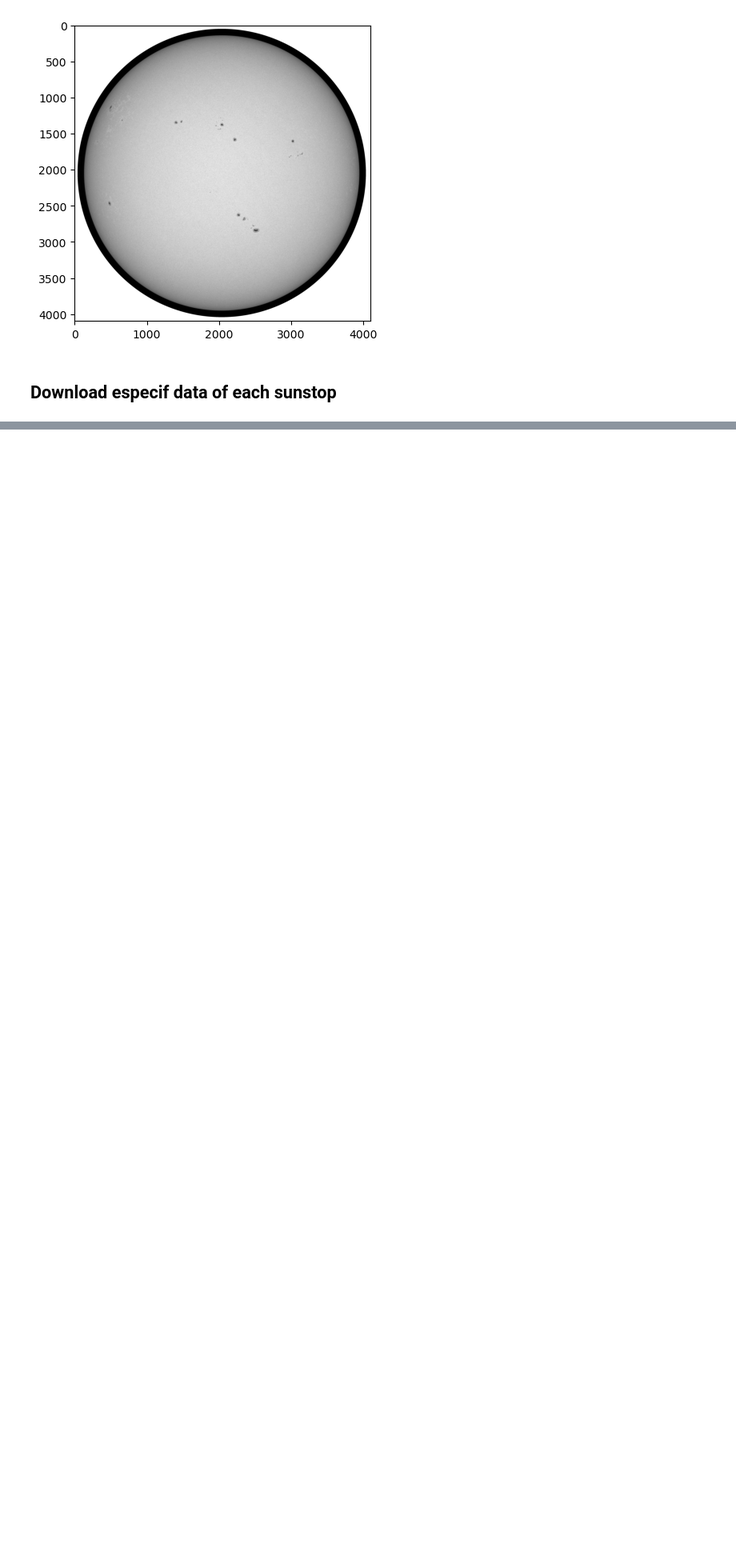
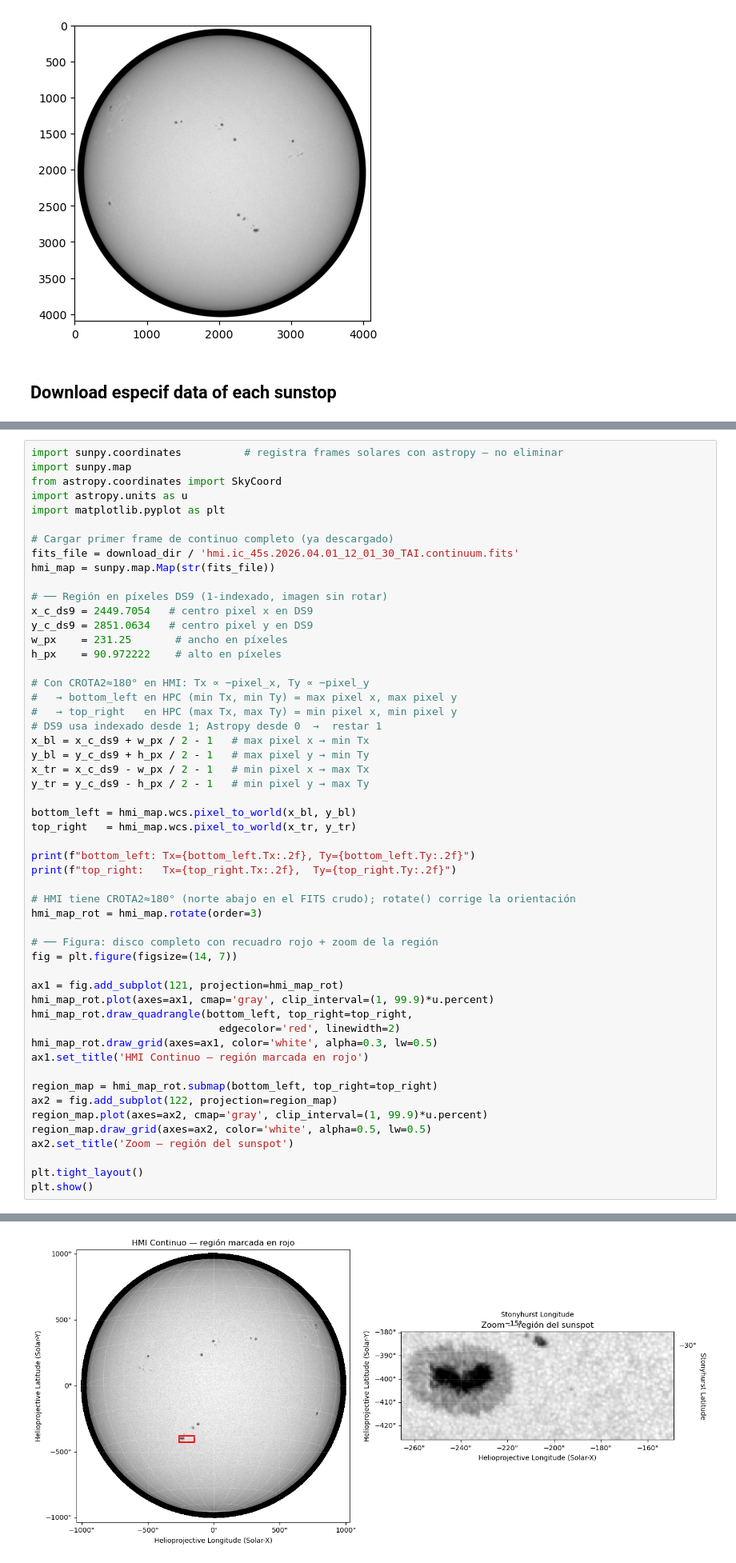
Before and after one commit to thomatrixting/sun_spots_pulsation_review, a Jupyter notebook: notebooks/01_download_data.ipynb, the cells around one changed output, grey strips where cells are left out. Shown at 80% size. Drawn from its saved outputs; the diff is of its cells as text; blank space fills up the shorter version.

Commit message:
firts succeses on dowloading just the regions needed

```diff
--- a/notebooks/01_download_data.ipynb
+++ b/notebooks/01_download_data.ipynb
@@ -206,0 +209,54 @@ plt.show()
+# %%
+import sunpy.coordinates          # registra frames solares con astropy — no eliminar
+import sunpy.map
+from astropy.coordinates import SkyCoord
+import astropy.units as u
+import matplotlib.pyplot as plt
+
+# Cargar primer frame de continuo completo (ya descargado)
+fits_file = download_dir / 'hmi.ic_45s.2026.04.01_12_01_30_TAI.continuum.fits'
+hmi_map = sunpy.map.Map(str(fits_file))
+
+# ── Región en píxeles DS9 (1-indexado, imagen sin rotar)
+x_c_ds9 = 2449.7054   # centro pixel x en DS9
+y_c_ds9 = 2851.0634   # centro pixel y en DS9
+w_px    = 231.25       # ancho en píxeles
+h_px    = 90.972222    # alto en píxeles
+
+# Con CROTA2≈180° en HMI: Tx ∝ −pixel_x, Ty ∝ −pixel_y
+#   → bottom_left en HPC (min Tx, min Ty) = max pixel x, max pixel y
+#   → top_right   en HPC (max Tx, max Ty) = min pixel x, min pixel y
+# DS9 usa indexado desde 1; Astropy desde 0  →  restar 1
+x_bl = x_c_ds9 + w_px / 2 - 1   # max pixel x → min Tx
+y_bl = y_c_ds9 + h_px / 2 - 1   # max pixel y → min Ty
+x_tr = x_c_ds9 - w_px / 2 - 1   # min pixel x → max Tx
+y_tr = y_c_ds9 - h_px / 2 - 1   # min pixel y → max Ty
+
+bottom_left = hmi_map.wcs.pixel_to_world(x_bl, y_bl)
+top_right   = hmi_map.wcs.pixel_to_world(x_tr, y_tr)
+
+print(f"bottom_left: Tx={bottom_left.Tx:.2f}, Ty={bottom_left.Ty:.2f}")
+print(f"top_right:   Tx={top_right.Tx:.2f},  Ty={top_right.Ty:.2f}")
+
+# HMI tiene CROTA2≈180° (norte abajo en el FITS crudo); rotate() corrige la orientación
+hmi_map_rot = hmi_map.rotate(order=3)
+
+# ── Figura: disco completo con recuadro rojo + zoom de la región
+fig = plt.figure(figsize=(14, 7))
+
+ax1 = fig.add_subplot(121, projection=hmi_map_rot)
+hmi_map_rot.plot(axes=ax1, cmap='gray', clip_interval=(1, 99.9)*u.percent)
+hmi_map_rot.draw_quadrangle(bottom_left, top_right=top_right,
+                              edgecolor='red', linewidth=2)
+hmi_map_rot.draw_grid(axes=ax1, color='white', alpha=0.3, lw=0.5)
+ax1.set_title('HMI Continuo — región marcada en rojo')
+
+region_map = hmi_map_rot.submap(bottom_left, top_right=top_right)
+ax2 = fig.add_subplot(122, projection=region_map)
+region_map.plot(axes=ax2, cmap='gray', clip_interval=(1, 99.9)*u.percent)
+region_map.draw_grid(axes=ax2, color='white', alpha=0.5, lw=0.5)
+ax2.set_title('Zoom — región del sunspot')
+
+plt.tight_layout()
+plt.show()
+# %% [output]
@@ -206,0 +265 @@ plt.show()
+[figure, added]
```
Also changed, not shown: parts of 6 cells of this notebook, 1 other file.
